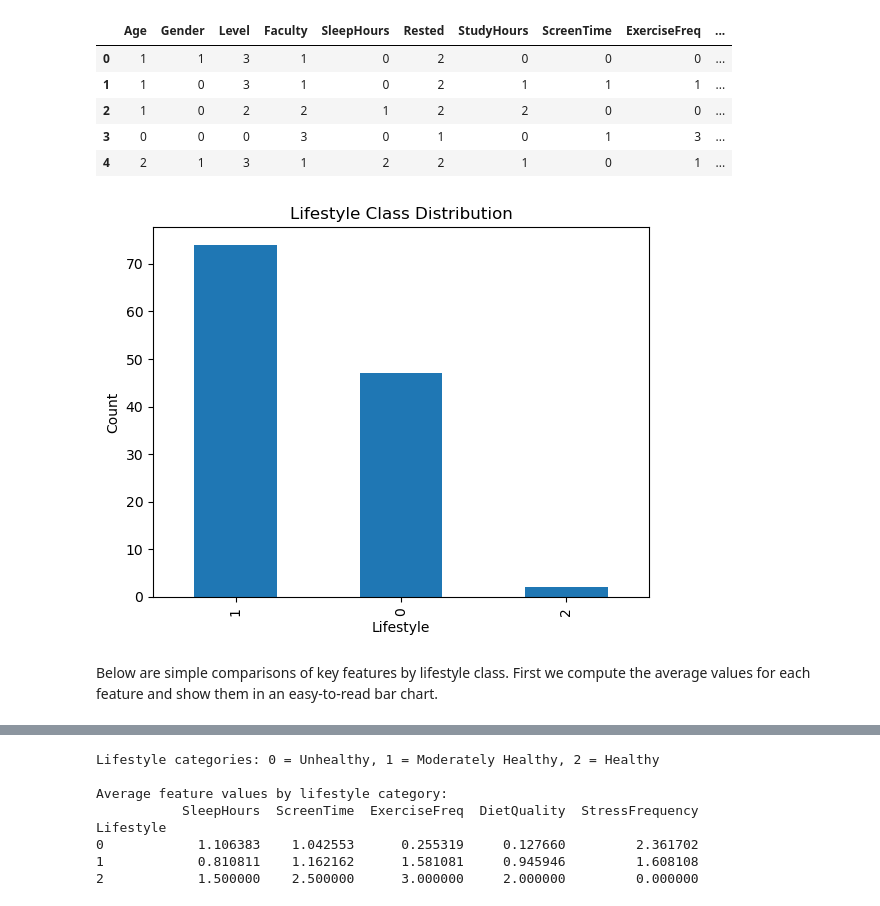
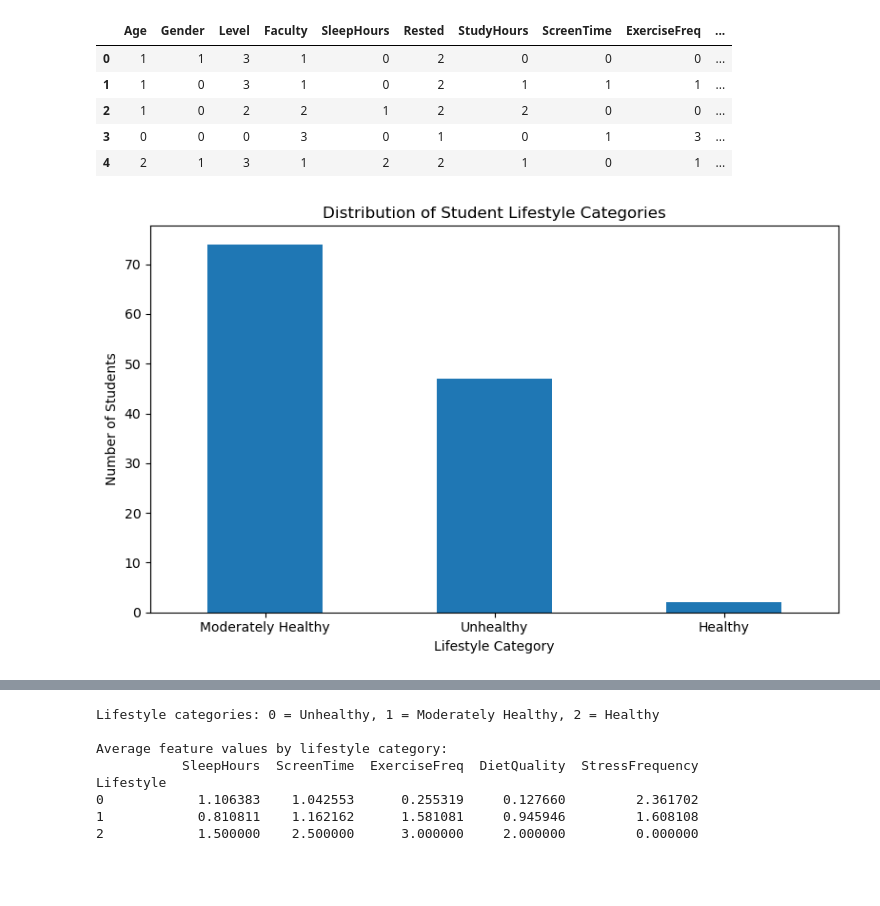
Before and after one commit to Astricwill/my-final-year-project, a Jupyter notebook: preprocessing.ipynb, the cells around one changed output, grey strips where cells are left out. Drawn from its saved outputs; the diff is of its cells as text; code cells hidden in the pictures; blank space fills up the shorter version.

Commit message:
feat: add aditional graphs

```diff
--- a/preprocessing.ipynb
+++ b/preprocessing.ipynb
@@ -112,11 +104,22 @@ data.head()
 # Saveing clean dataset
 data.to_csv("Cleaned_dataset.csv", index=False)
 # %%
-data["Lifestyle"].value_counts().plot(kind="bar")
-plt.title("Lifestyle Class Distribution")
-plt.ylabel("Count")
+# Lifestyle class distribution
+lifestyle_map = {
+    0: "Unhealthy",
+    1: "Moderately Healthy",
+    2: "Healthy"
+}
+
+counts = data['Lifestyle'].map(lifestyle_map).value_counts()
+
+plt.figure(figsize=(8,5))
+counts.plot(kind='bar')
+plt.title('Distribution of Student Lifestyle Categories')
+plt.xlabel('Lifestyle Category')
+plt.ylabel('Number of Students')
+plt.xticks(rotation=0)
+plt.tight_layout()
 plt.show()
 # %% [output]
-[figure, old version]
+[figure, new version]
-# %% [markdown]
-Below are simple comparisons of key features by lifestyle class. First we compute the average values for each feature and show them in an easy-to-read bar chart.
```
Also changed, not shown: parts of 12 cells of this notebook.
